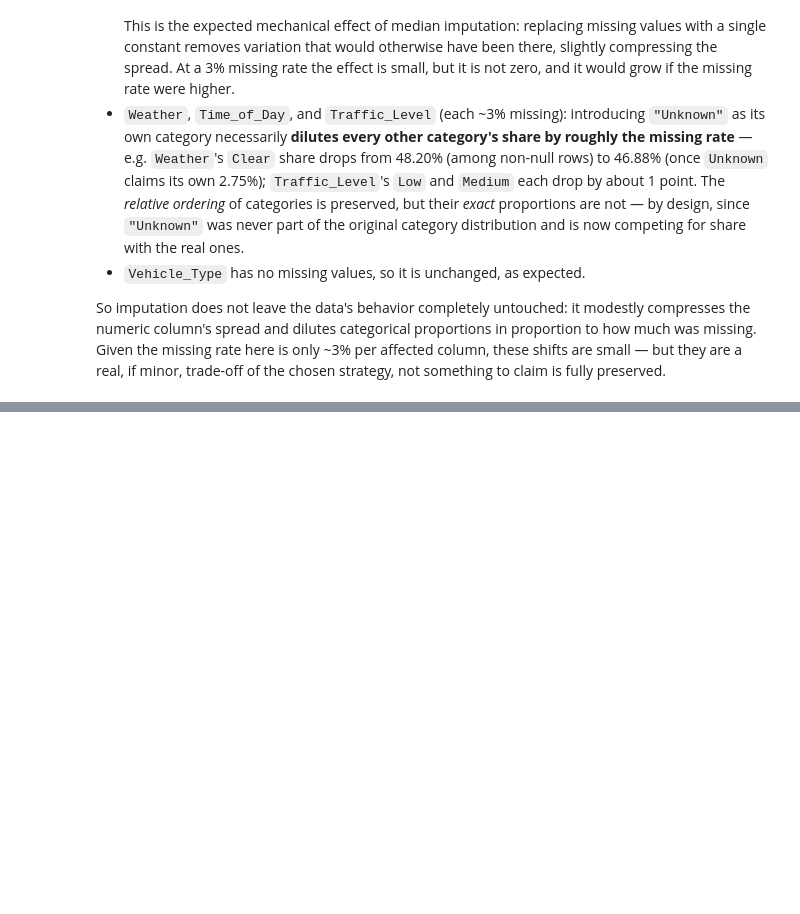
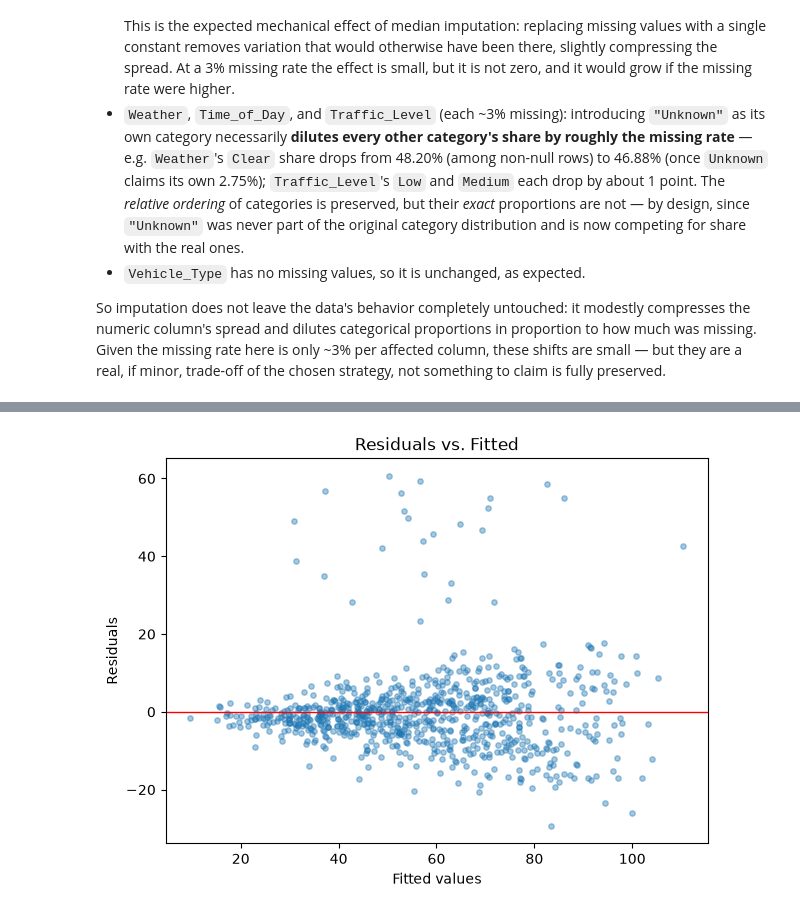
Before and after one commit to felo9015/food_delivery_time_prediction, a Jupyter notebook: notebooks/model_exploration.ipynb, the cells around one changed output, grey strips where cells are left out. Saved outputs shown, nothing was run; the diff lists cells and outputs as text; code cells hidden in the pictures; blank space fills up the shorter version.

```diff
--- a/notebooks/model_exploration.ipynb
+++ b/notebooks/model_exploration.ipynb
@@ -56,33 +56,13 @@ This follows the strategy already decided in `EDA_report.md`: median imputation
 # %%
-from sklearn.compose import ColumnTransformer
-from sklearn.pipeline import Pipeline
-from sklearn.impute import SimpleImputer
-from sklearn.preprocessing import OrdinalEncoder, OneHotEncoder
+import sys
+from pathlib import Path
 
-numeric_cols = ["Distance_km", "Preparation_Time_min", "Courier_Experience_yrs"]
-ordinal_cols = ["Traffic_Level"]
-nominal_cols = ["Weather", "Time_of_Day", "Vehicle_Type"]
+sys.path.append(str(Path("..").resolve()))  # project root, so `model_pipeline` is importable from notebooks/
 
-numeric_pipeline = Pipeline([
-    ("imputer", SimpleImputer(strategy="median")),
-])
+from model_pipeline.config import NUMERIC_FEATURES
+from model_pipeline.data_preprocessing import build_preprocessing_pipeline
 
-ordinal_pipeline = Pipeline([
-    ("imputer", SimpleImputer(strategy="constant", fill_value="Unknown")),
-    ("encoder", OrdinalEncoder(categories=[["Low", "Medium", "High", "Unknown"]])),
-])
-
-nominal_pipeline = Pipeline([
-    ("imputer", SimpleImputer(strategy="constant", fill_value="Unknown")),
-    ("encoder", OneHotEncoder(handle_unknown="ignore")),
-])
-
-preprocessor = ColumnTransformer([
-    ("numeric", numeric_pipeline, numeric_cols),
-    ("ordinal", ordinal_pipeline, ordinal_cols),
-    ("nominal", nominal_pipeline, nominal_cols),
-])
-
+preprocessor = build_preprocessing_pipeline()
 preprocessor
 # %% [output]
 ColumnTransformer(transformers=[('numeric',
@@ -272,0 +259,10 @@ So imputation does not leave the data's behavior completely untouched: it modest
+# %%
+import statsmodels.api as sm
+
+y_train_reset = y_train.reset_index(drop=True)
+y_test_reset = y_test.reset_index(drop=True)
+
+X_train_const = sm.add_constant(X_train_df)
+baseline_model = sm.OLS(y_train_reset, X_train_const).fit()
+
+print(baseline_model.summary())
@@ -272,0 +306,5 @@ So imputation does not leave the data's behavior completely untouched: it modest
+# %%
+plot_residuals_vs_fitted(baseline_model)
+plt.show()
+# %% [output]
+[figure, added]
```
Also changed, not shown: parts of 17 cells of this notebook, 5 other files.
